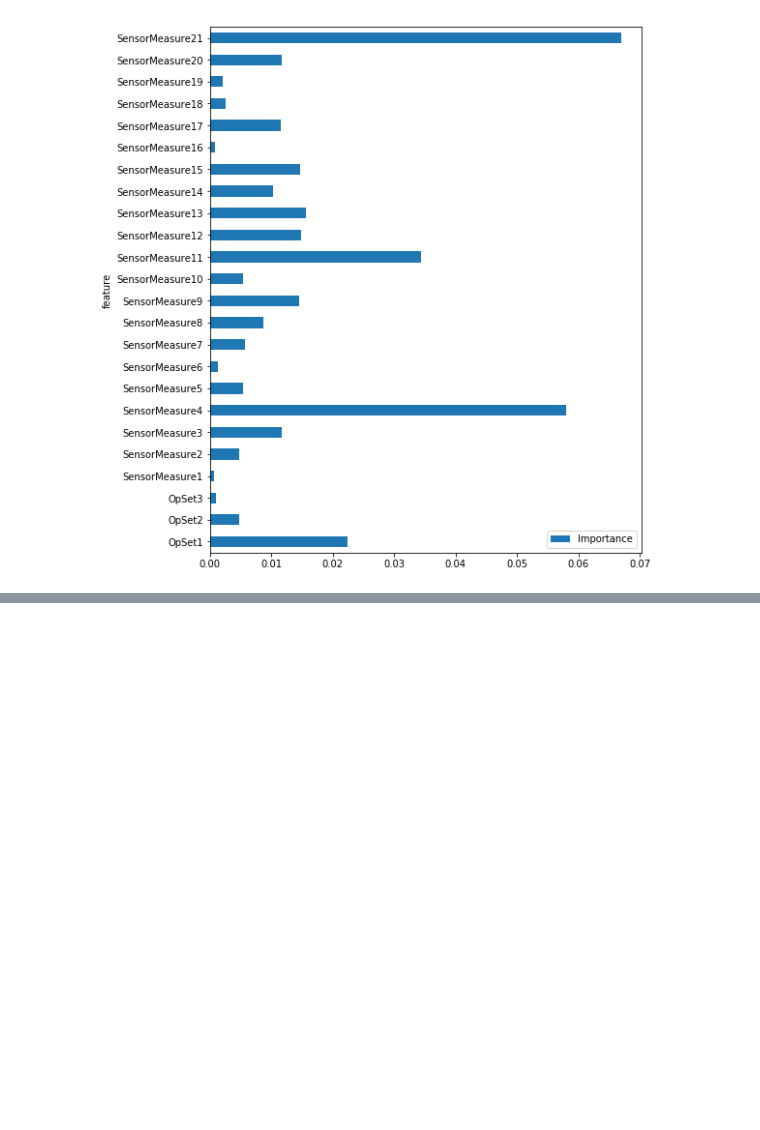
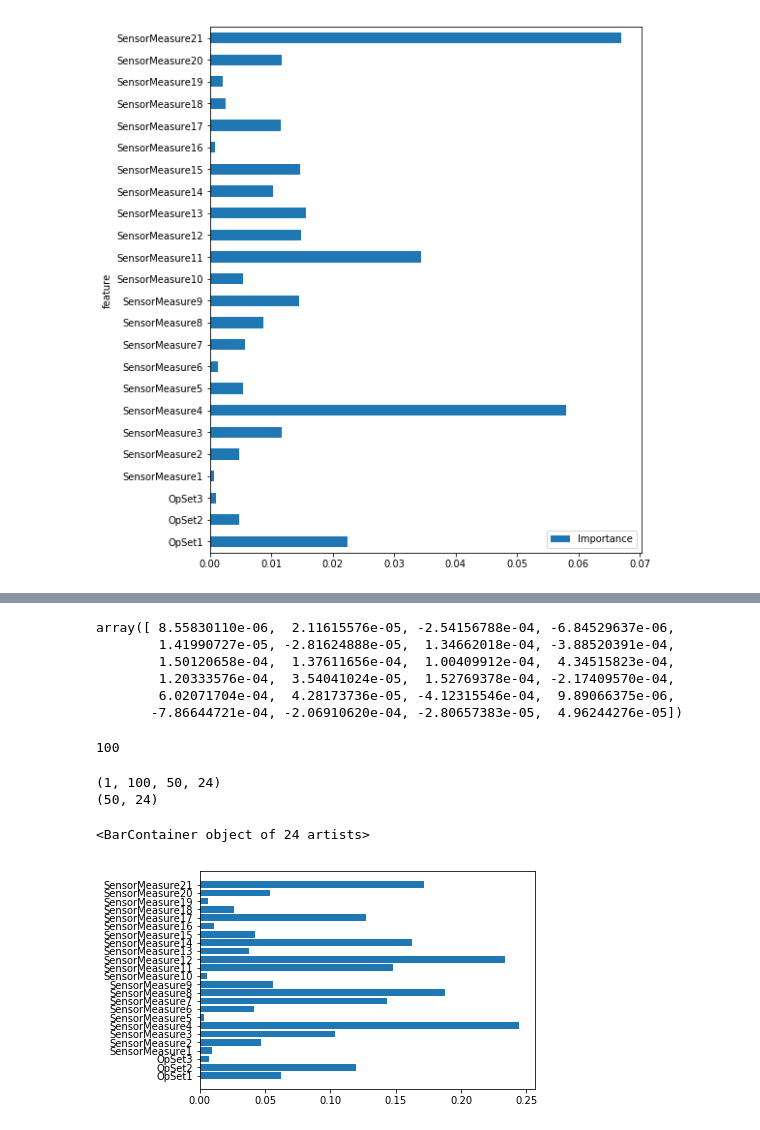
Before and after one commit to archd3sai/Predictive-Maintenance-of-Aircraft-Engine, a Jupyter notebook: Perturbation Feature Importance.ipynb, the cells around one changed output, grey strips where cells are left out. Cells and saved outputs as stored; diff of their text form; code cells hidden in the pictures; blank space fills up the shorter version.

```diff
--- a/Perturbation Feature Importance.ipynb
+++ b/Perturbation Feature Importance.ipynb
@@ -516,0 +537,29 @@ feature_importance2.plot.barh(x = 'feature', y = 'Importance', ax = ax)
+# %%
+shap_values[0][0][0]
+# %% [output]
+array([ 8.55830110e-06,  2.11615576e-05, -2.54156788e-04, -6.84529637e-06,
+        1.41990727e-05, -2.81624888e-05,  1.34662018e-04, -3.88520391e-04,
+        1.50120658e-04,  1.37611656e-04,  1.00409912e-04,  4.34515823e-04,
+        1.20333576e-04,  3.54041024e-05,  1.52769378e-04, -2.17409570e-04,
+        6.02071704e-04,  4.28173736e-05, -4.12315546e-04,  9.89066375e-06,
+       -7.86644721e-04, -2.06910620e-04, -2.80657383e-05,  4.96244276e-05])
+# %%
+len(shap_values[0])
+# %% [output]
+100
+# %%
+shap_val = np.array(shap_values)
+print(shap_val.shape)
+shap_val = np.reshape(shap_val, (shap_val.shape[1], shap_val.shape[2], shap_val.shape[3]))
+shap_abs = np.abs(shap_val)
+sum_0 = np.sum(shap_abs, axis = 0)
+print(sum_0.shape)
+# %% [output]
+(1, 100, 50, 24)
+(50, 24)
+# %%
+plt1 = plt.subplot()
+plt1.barh(feats, sum_0[1])
+# %% [output]
+<BarContainer object of 24 artists>
+[figure, added]
```
Also changed, not shown: parts of 4 cells of this notebook.
